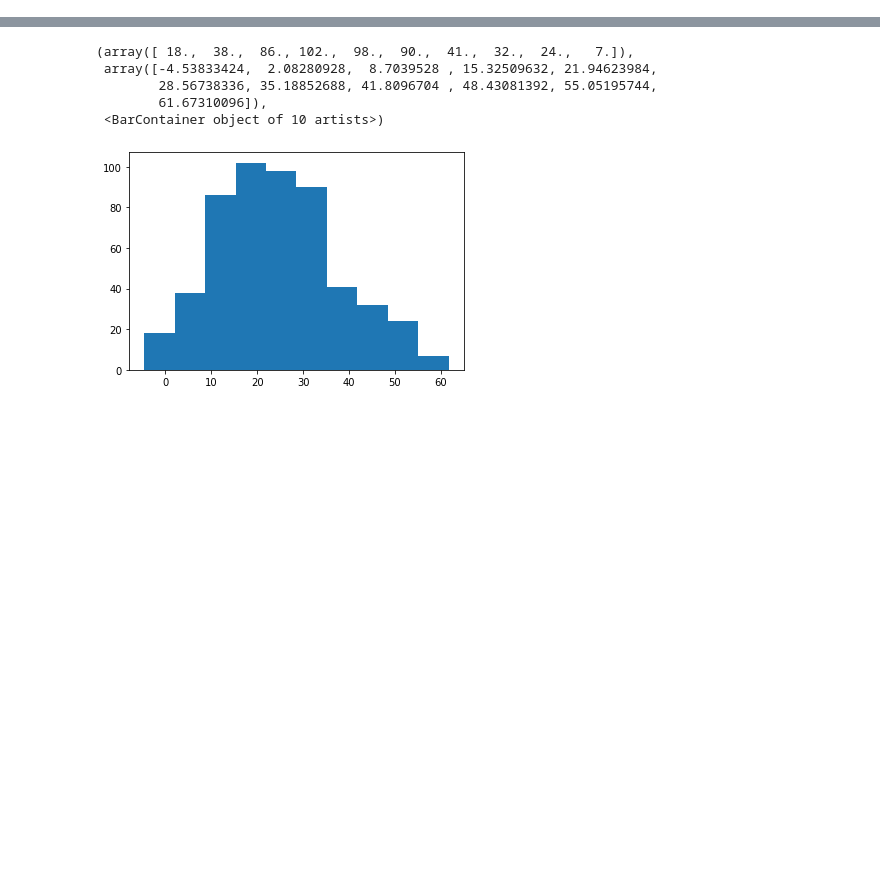
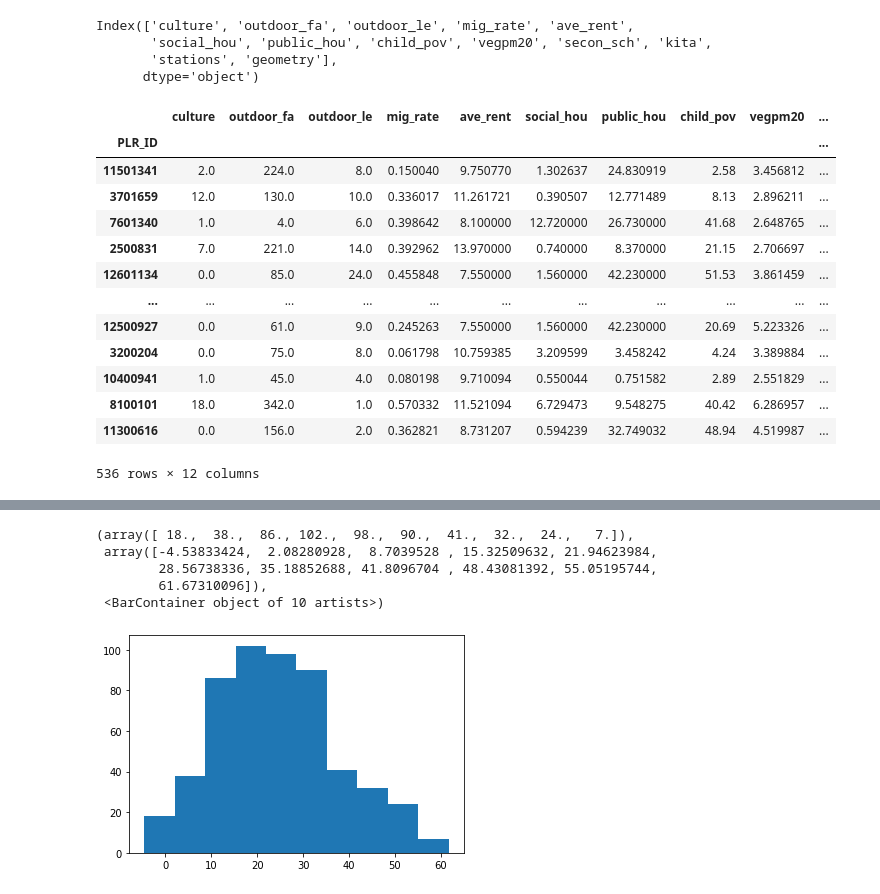
Before and after one commit to Safiaaaaa/YouthInTheCity, a Jupyter notebook: notebooks/safia-basic-model.ipynb, the cells around one changed output, grey strips where cells are left out. Cells and saved outputs as stored; diff of their text form; code cells hidden in the pictures; blank space fills up the shorter version.

```diff
--- a/notebooks/safia-basic-model.ipynb
+++ b/notebooks/safia-basic-model.ipynb
@@ -40,8 +45,8 @@ selected = gpd.read_file('../YouthInTheCity/data/regression_gdf.shp')
 # Select features manually
 selected.drop(columns=['HK_EU15', 'HK_EU28', 'HK_Polen', 'HK_EheJug', 'HK_EheSU', 'HK_Turk',
               'schools', 'universiti','kindergart','HK_Arab', 'HK_Sonst', 'HK_NZOrd', 'BZR_NAME',
-              'noise',  'health_car', 'secon_sch', 'vegpm10', 'change','ch_rate',
-            'public_tra', 'green' ,'other_sch', 'vocat_sch',
+              'noise',  'health_car', 'vegpm10', 'change','ch_rate',
+            'public_tra', 'green' ,'other_sch', 'vocat_sch', 'Gymnasium',
                 'sp_nee_sch','eating', 'community','night_life', 'water',
               'public_ser','dyn_ew', 'dyn_unempl', 'priv_schoo', 'primary_sc',
                        'education', 'five_y_pls', 'dyn_sales','air', 'bio'], inplace=True)
@@ -51,3 +56,31 @@ selected.to_file('../raw_data/basic_model_gdf.shp')
 
 # Load it again
 selected = gpd.read_file('../raw_data/basic_model_gdf.shp')
+# %%
+selected = selected.set_index('PLR_ID')
+# %%
+selected.columns
+# %% [output]
+Index(['culture', 'outdoor_fa', 'outdoor_le', 'mig_rate', 'ave_rent',
+       'social_hou', 'public_hou', 'child_pov', 'vegpm20', 'secon_sch', 'kita',
+       'stations', 'geometry'],
+      dtype='object')
+# %%
+selected.drop(columns=['geometry'], inplace=True)
+# %%
+selected
+# %% [output]
+|  | culture | outdoor_fa | outdoor_le | mig_rate | ave_rent | social_hou | public_hou | child_pov | vegpm20 | ... |
+| PLR_ID |  |  |  |  |  |  |  |  |  | ... |
+| 11501341 | 2.0 | 224.0 | 8.0 | 0.150040 | 9.750770 | 1.302637 | 24.830919 | 2.58 | 3.456812 | ... |
+| 3701659 | 12.0 | 130.0 | 10.0 | 0.336017 | 11.261721 | 0.390507 | 12.771489 | 8.13 | 2.896211 | ... |
+| 7601340 | 1.0 | 4.0 | 6.0 | 0.398642 | 8.100000 | 12.720000 | 26.730000 | 41.68 | 2.648765 | ... |
+| 2500831 | 7.0 | 221.0 | 14.0 | 0.392962 | 13.970000 | 0.740000 | 8.370000 | 21.15 | 2.706697 | ... |
+| 12601134 | 0.0 | 85.0 | 24.0 | 0.455848 | 7.550000 | 1.560000 | 42.230000 | 51.53 | 3.861459 | ... |
+| ... | ... | ... | ... | ... | ... | ... | ... | ... | ... | ... |
+| 12500927 | 0.0 | 61.0 | 9.0 | 0.245263 | 7.550000 | 1.560000 | 42.230000 | 20.69 | 5.223326 | ... |
+| 3200204 | 0.0 | 75.0 | 8.0 | 0.061798 | 10.759385 | 3.209599 | 3.458242 | 4.24 | 3.389884 | ... |
+| 10400941 | 1.0 | 45.0 | 4.0 | 0.080198 | 9.710094 | 0.550044 | 0.751582 | 2.89 | 2.551829 | ... |
+| 8100101 | 18.0 | 342.0 | 1.0 | 0.570332 | 11.521094 | 6.729473 | 9.548275 | 40.42 | 6.286957 | ... |
+| 11300616 | 0.0 | 156.0 | 2.0 | 0.362821 | 8.731207 | 0.594239 | 32.749032 | 48.94 | 4.519987 | ... |
+536 rows × 12 columns
```
Also changed, not shown: parts of 49 cells of this notebook, 1 other file.
